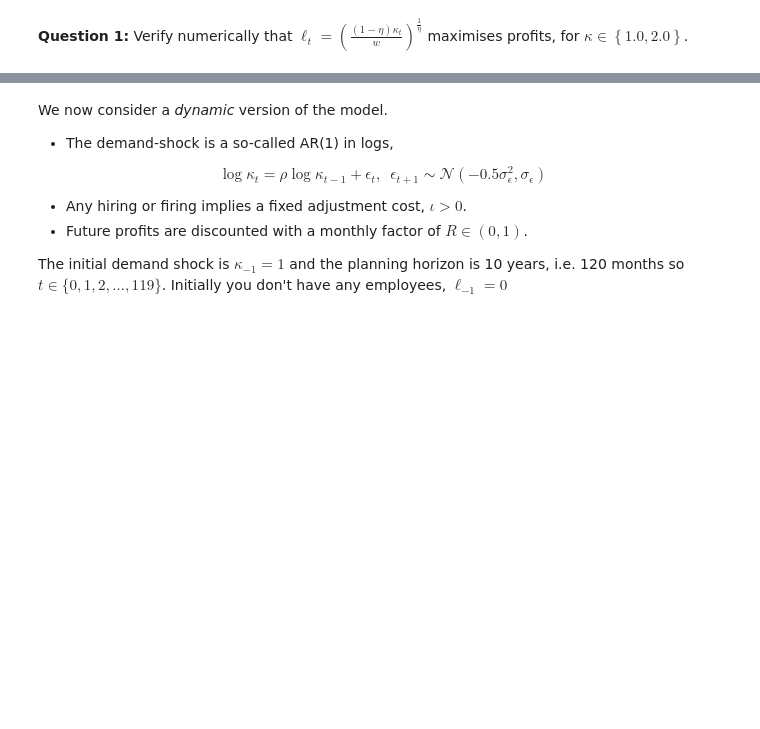
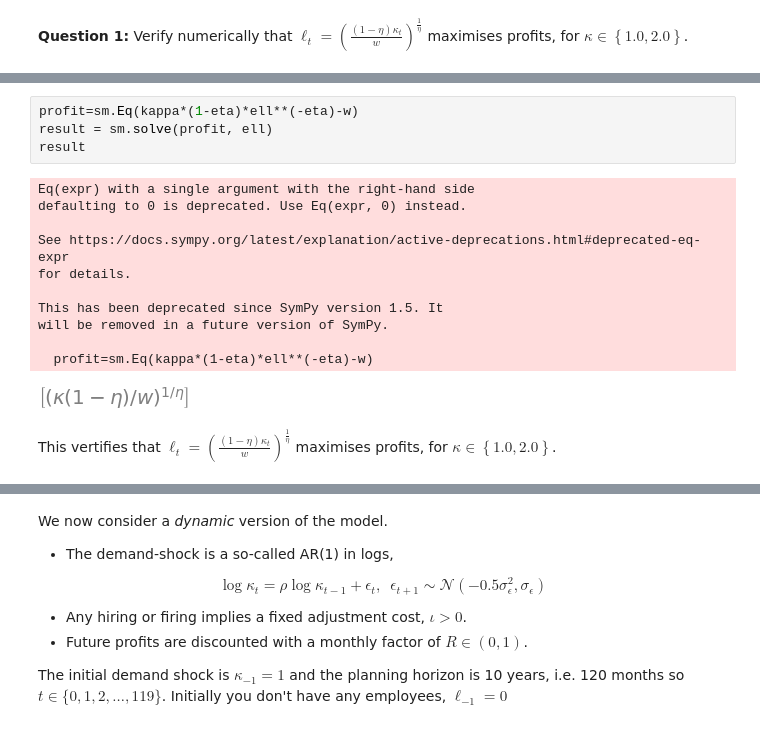
Before and after one commit to NumEconCopenhagen/projects-2023-mc, a Jupyter notebook: examproject/Exam-2023-notebook.ipynb, the cells around one changed output, grey strips where cells are left out. Cells and saved outputs as stored; diff of their text form; blank space fills up the shorter version.

```diff
--- a/examproject/Exam-2023-notebook.ipynb
+++ b/examproject/Exam-2023-notebook.ipynb
@@ -290,0 +363,18 @@ Baseline parameters are:
+# %%
+profit=sm.Eq(kappa*(1-eta)*ell**(-eta)-w)
+result = sm.solve(profit, ell)
+result
+# %% [output]
+Eq(expr) with a single argument with the right-hand side
+defaulting to 0 is deprecated. Use Eq(expr, 0) instead.
+
+See https://docs.sympy.org/latest/explanation/active-deprecations.html#deprecated-eq-expr
+for details.
+
+This has been deprecated since SymPy version 1.5. It
+will be removed in a future version of SymPy.
+
+  profit=sm.Eq(kappa*(1-eta)*ell**(-eta)-w)
+[figure, added]
+# %% [markdown]
+This vertifies that $\ell_{t}=\left(\frac{(1-\eta)\kappa_{t}}{w}\right)^{\frac{1}{\eta}}$ maximises profits, for $\kappa\in\left\{1.0 , 2.0\right\}$.
```
Also changed, not shown: parts of 16 cells of this notebook.
